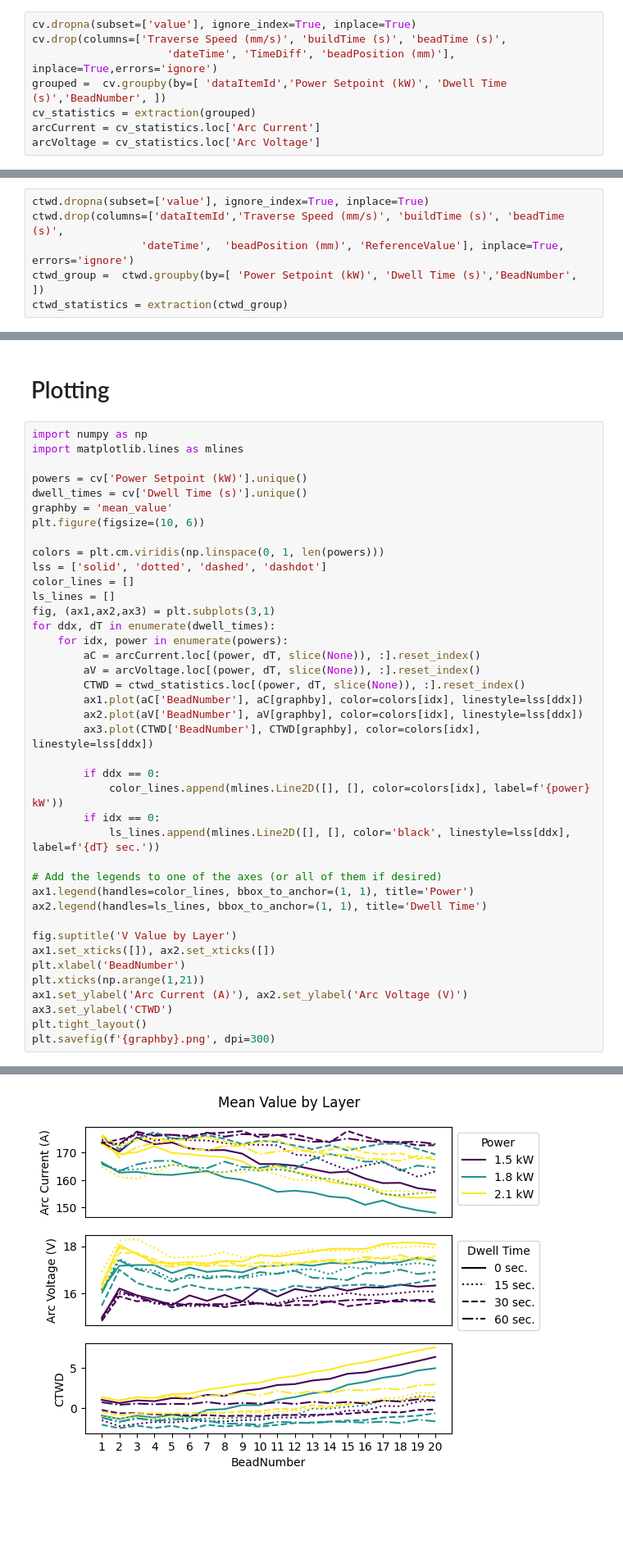
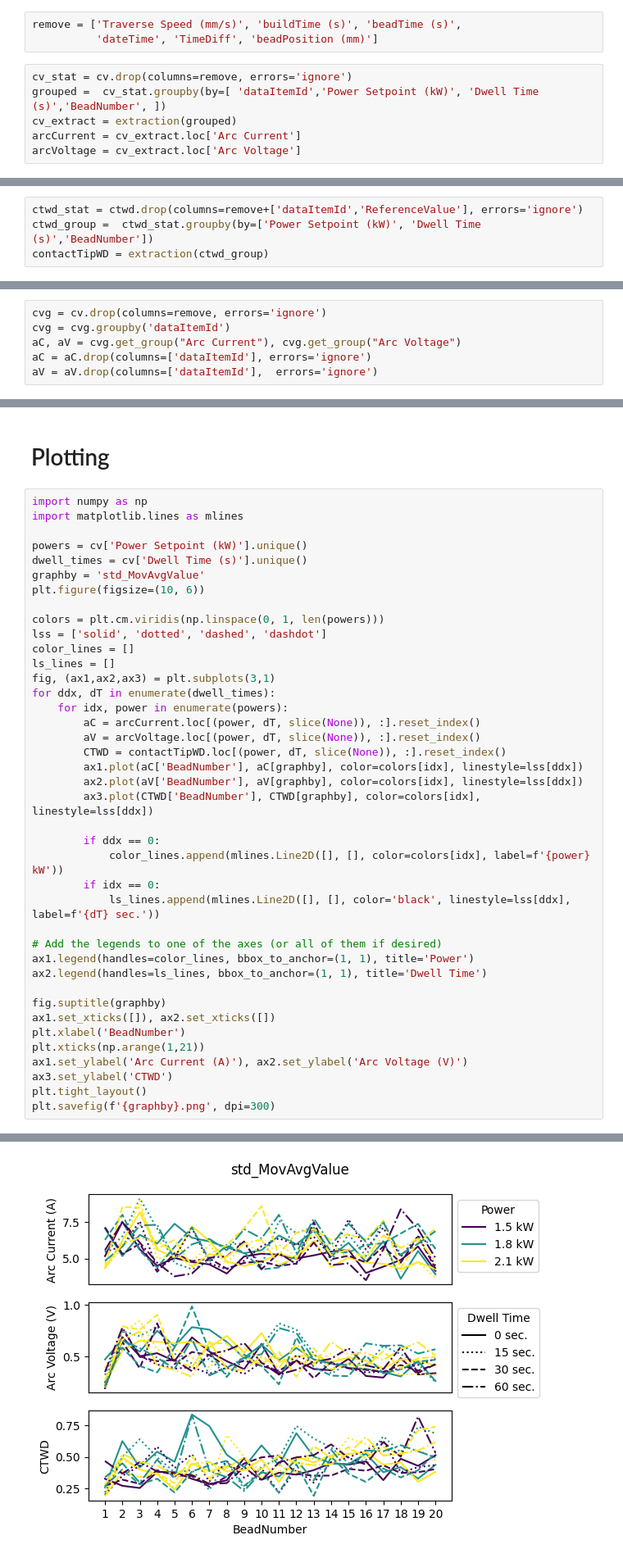
Before and after one commit to nvanhand/WAAM_ProcessStability, a Jupyter notebook: preprocess.ipynb, the cells around one changed output, grey strips where cells are left out. Shown at 82% size. Drawn from its saved outputs; the diff is of its cells as text; blank space fills up the shorter version.

```diff
--- a/preprocess.ipynb
+++ b/preprocess.ipynb
@@ -46,18 +73,17 @@ def extraction(grouped):
 # %% [markdown]
 ## Current / Voltage
+# %%
+remove = ['Traverse Speed (mm/s)', 'buildTime (s)', 'beadTime (s)',
+          'dateTime', 'TimeDiff', 'beadPosition (mm)']
 # %%
-cv.dropna(subset=['value'], ignore_index=True, inplace=True)
-cv.drop(columns=['Traverse Speed (mm/s)', 'buildTime (s)', 'beadTime (s)',
-                     'dateTime', 'TimeDiff', 'beadPosition (mm)'], inplace=True,errors='ignore')
-grouped =  cv.groupby(by=[ 'dataItemId','Power Setpoint (kW)', 'Dwell Time (s)','BeadNumber', ])
-cv_statistics = extraction(grouped)
-arcCurrent = cv_statistics.loc['Arc Current']
-arcVoltage = cv_statistics.loc['Arc Voltage']
+cv_stat = cv.drop(columns=remove, errors='ignore')
+grouped =  cv_stat.groupby(by=[ 'dataItemId','Power Setpoint (kW)', 'Dwell Time (s)','BeadNumber', ])
+cv_extract = extraction(grouped)
+arcCurrent = cv_extract.loc['Arc Current']
+arcVoltage = cv_extract.loc['Arc Voltage']
 # %% [markdown]
 ## Contact Tip Working Distance
 # %%
-ctwd.dropna(subset=['value'], ignore_index=True, inplace=True)
-ctwd.drop(columns=['dataItemId','Traverse Speed (mm/s)', 'buildTime (s)', 'beadTime (s)',
-                 'dateTime',  'beadPosition (mm)', 'ReferenceValue'], inplace=True, errors='ignore')
-ctwd_group =  ctwd.groupby(by=[ 'Power Setpoint (kW)', 'Dwell Time (s)','BeadNumber', ])
-ctwd_statistics = extraction(ctwd_group)
+ctwd_stat = ctwd.drop(columns=remove+['dataItemId','ReferenceValue'], errors='ignore')
+ctwd_group =  ctwd_stat.groupby(by=['Power Setpoint (kW)', 'Dwell Time (s)','BeadNumber'])
+contactTipWD = extraction(ctwd_group)
@@ -63,0 +92,6 @@ ctwd_statistics = extraction(ctwd_group)
+# %%
+cvg = cv.drop(columns=remove, errors='ignore')
+cvg = cvg.groupby('dataItemId')
+aC, aV = cvg.get_group("Arc Current"), cvg.get_group("Arc Voltage")
+aC = aC.drop(columns=['dataItemId'], errors='ignore')
+aV = aV.drop(columns=['dataItemId'],  errors='ignore')
@@ -75,40 +131,40 @@ import matplotlib.lines as mlines
 
 powers = cv['Power Setpoint (kW)'].unique()
 dwell_times = cv['Dwell Time (s)'].unique()
-graphby = 'mean_value'
+graphby = 'std_MovAvgValue'
 plt.figure(figsize=(10, 6))
 
 colors = plt.cm.viridis(np.linspace(0, 1, len(powers)))
 lss = ['solid', 'dotted', 'dashed', 'dashdot']
 color_lines = []
 ls_lines = []
 fig, (ax1,ax2,ax3) = plt.subplots(3,1)
 for ddx, dT in enumerate(dwell_times):
     for idx, power in enumerate(powers):
         aC = arcCurrent.loc[(power, dT, slice(None)), :].reset_index()
         aV = arcVoltage.loc[(power, dT, slice(None)), :].reset_index()
-        CTWD = ctwd_statistics.loc[(power, dT, slice(None)), :].reset_index()
+        CTWD = contactTipWD.loc[(power, dT, slice(None)), :].reset_index()
         ax1.plot(aC['BeadNumber'], aC[graphby], color=colors[idx], linestyle=lss[ddx])
         ax2.plot(aV['BeadNumber'], aV[graphby], color=colors[idx], linestyle=lss[ddx])
         ax3.plot(CTWD['BeadNumber'], CTWD[graphby], color=colors[idx], linestyle=lss[ddx])
 
         if ddx == 0:
             color_lines.append(mlines.Line2D([], [], color=colors[idx], label=f'{power} kW'))
         if idx == 0:
             ls_lines.append(mlines.Line2D([], [], color='black', linestyle=lss[ddx], label=f'{dT} sec.'))
 
 # Add the legends to one of the axes (or all of them if desired)
 ax1.legend(handles=color_lines, bbox_to_anchor=(1, 1), title='Power')
 ax2.legend(handles=ls_lines, bbox_to_anchor=(1, 1), title='Dwell Time')
 
-fig.suptitle('V Value by Layer')
+fig.suptitle(graphby)
 ax1.set_xticks([]), ax2.set_xticks([])
 plt.xlabel('BeadNumber')
 plt.xticks(np.arange(1,21))
 ax1.set_ylabel('Arc Current (A)'), ax2.set_ylabel('Arc Voltage (V)')
 ax3.set_ylabel('CTWD')
 plt.tight_layout()
 plt.savefig(f'{graphby}.png', dpi=300)
 # %% [output]
 <Figure size 1000x600 with 0 Axes>
-[figure, old version]
+[figure, new version]
```
Also changed, not shown: parts of 11 cells of this notebook, 10 other files.
